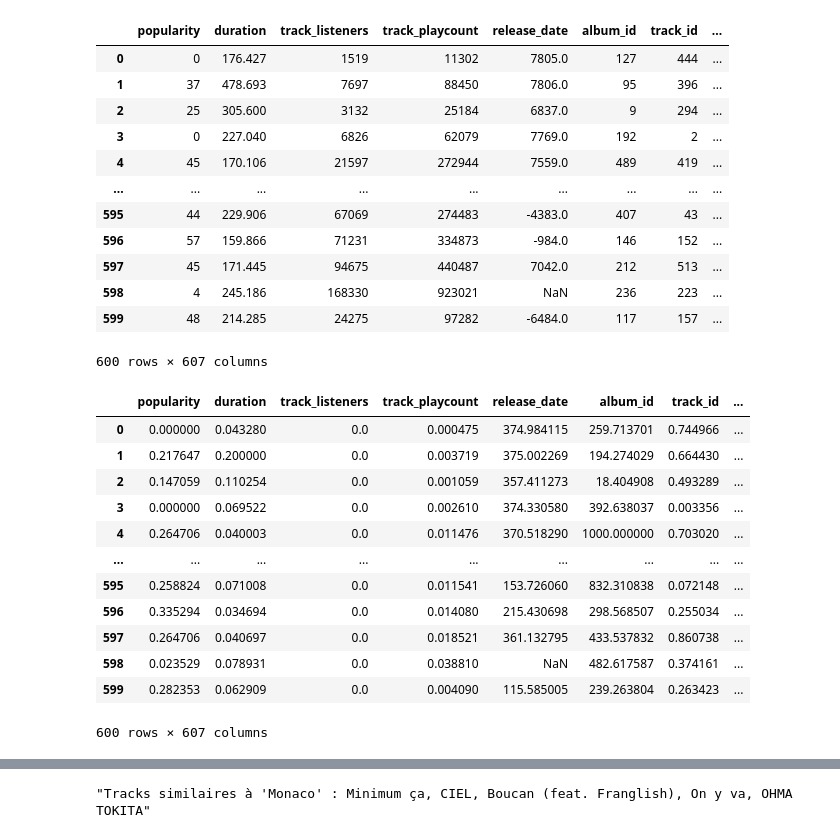
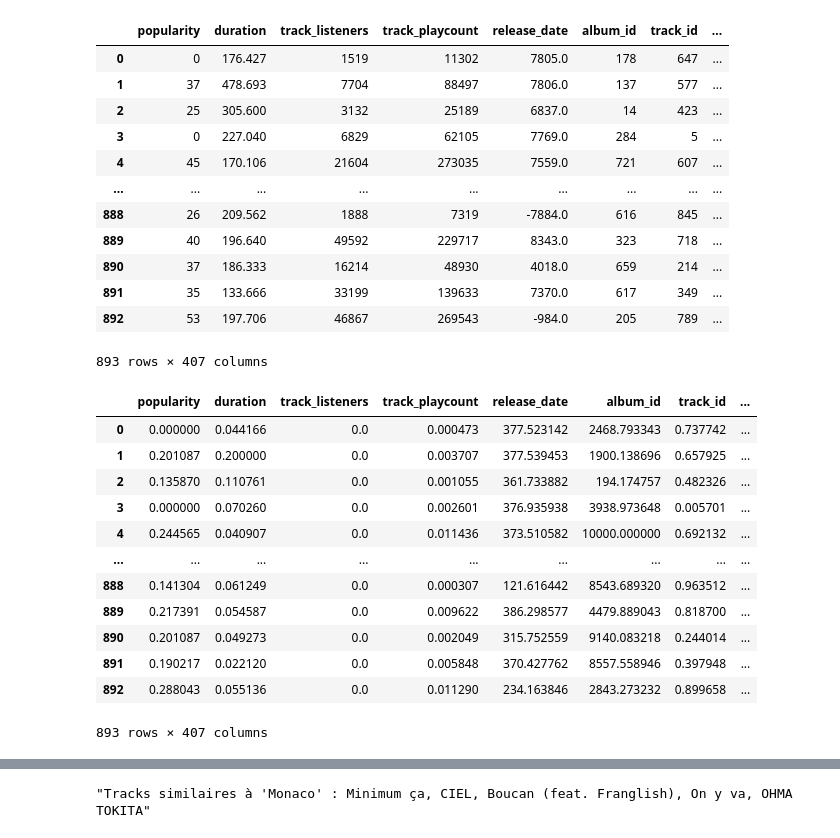
Before and after one commit to killian-bchr/data_science_projects, a Jupyter notebook: spotify_project/spotify_project.ipynb, the cells around one changed output, grey strips where cells are left out. Cells and saved outputs as stored; diff of their text form; code cells hidden in the pictures.

```diff
--- a/spotify_project/spotify_project.ipynb
+++ b/spotify_project/spotify_project.ipynb
@@ -66,7 +41,14 @@ test.to_dict(orient='records')[10]
+# %%
+def view_table(table_name='tracks_history', db_name='spotify_project.db'):
+    conn = sqlite3.connect(db_name)
+    df = pd.read_sql(f"SELECT * FROM {table_name}", conn)
+    conn.close()
+    return df
 # %%
 dataset_list = []
-for playlist_id in playlist_ids:
-    playlist = spotify.get_playlist_tracks(playlist_id)
+playlist_names = ['playlist_drill', 'playlist_house', 'playlist_rap_us', 'playlist_afrobeat', 'playlist_annees_80']
+for playlist_name in playlist_names:
+    playlist = view_table(table_name=playlist_name)
     dataset_list.append(playlist)
 dataset = pd.concat(dataset_list, axis=0, ignore_index=True)
-dataset
+dataset['release_date'] = pd.to_datetime(dataset['release_date'], errors='coerce')
@@ -87,37 +55,37 @@ dataset
 # %%
-dataset_vect = spotify.vectorize_recent_tracks(dataset, n_components=150, played_date=False)
+dataset_vect = spotify.vectorize_recent_tracks(dataset, n_components=100, played_date=False)
 dataset_vect
 # %% [output]
 |  | popularity | duration | track_listeners | track_playcount | release_date | album_id | track_id | ... |
-| 0 | 0 | 176.427 | 1519 | 11302 | 7805.0 | 127 | 444 | ... |
-| 1 | 37 | 478.693 | 7697 | 88450 | 7806.0 | 95 | 396 | ... |
-| 2 | 25 | 305.600 | 3132 | 25184 | 6837.0 | 9 | 294 | ... |
-| 3 | 0 | 227.040 | 6826 | 62079 | 7769.0 | 192 | 2 | ... |
-| 4 | 45 | 170.106 | 21597 | 272944 | 7559.0 | 489 | 419 | ... |
+| 0 | 0 | 176.427 | 1519 | 11302 | 7805.0 | 178 | 647 | ... |
+| 1 | 37 | 478.693 | 7704 | 88497 | 7806.0 | 137 | 577 | ... |
+| 2 | 25 | 305.600 | 3132 | 25189 | 6837.0 | 14 | 423 | ... |
+| 3 | 0 | 227.040 | 6829 | 62105 | 7769.0 | 284 | 5 | ... |
+| 4 | 45 | 170.106 | 21604 | 273035 | 7559.0 | 721 | 607 | ... |
 | ... | ... | ... | ... | ... | ... | ... | ... | ... |
-| 595 | 44 | 229.906 | 67069 | 274483 | -4383.0 | 407 | 43 | ... |
-| 596 | 57 | 159.866 | 71231 | 334873 | -984.0 | 146 | 152 | ... |
-| 597 | 45 | 171.445 | 94675 | 440487 | 7042.0 | 212 | 513 | ... |
-| 598 | 4 | 245.186 | 168330 | 923021 | NaN | 236 | 223 | ... |
-| 599 | 48 | 214.285 | 24275 | 97282 | -6484.0 | 117 | 157 | ... |
+| 888 | 26 | 209.562 | 1888 | 7319 | -7884.0 | 616 | 845 | ... |
+| 889 | 40 | 196.640 | 49592 | 229717 | 8343.0 | 323 | 718 | ... |
+| 890 | 37 | 186.333 | 16214 | 48930 | 4018.0 | 659 | 214 | ... |
+| 891 | 35 | 133.666 | 33199 | 139633 | 7370.0 | 617 | 349 | ... |
+| 892 | 53 | 197.706 | 46867 | 269543 | -984.0 | 205 | 789 | ... |
-600 rows × 607 columns
+893 rows × 407 columns
 # %%
-dataset_scaled = spotify.scale_and_weight(dataset_vect, weighted_features=['track_listeners', 'tracks_playcount', 'popularity', 'duration', 'release_date', 'album_id', 'track_tags', 'similar_artists', 'track_artists_id', 'album_artists_id'], weights=[0, 0, 0.5, 0.2, 400, 1000, 10000, 1000, 1500, 1500], n_components=150)
+dataset_scaled = spotify.scale_and_weight(dataset_vect, weighted_features=['track_listeners', 'tracks_playcount', 'popularity', 'duration', 'release_date', 'album_id', 'track_tags', 'similar_artists', 'track_artists_id', 'album_artists_id'], weights=[0, 0, 0.5, 0.2, 400, 10000, 50000, 10000, 150000, 15000], n_components=100)
 dataset_scaled
 # %% [output]
 |  | popularity | duration | track_listeners | track_playcount | release_date | album_id | track_id | ... |
-| 0 | 0.000000 | 0.043280 | 0.0 | 0.000475 | 374.984115 | 259.713701 | 0.744966 | ... |
-| 1 | 0.217647 | 0.200000 | 0.0 | 0.003719 | 375.002269 | 194.274029 | 0.664430 | ... |
-| 2 | 0.147059 | 0.110254 | 0.0 | 0.001059 | 357.411273 | 18.404908 | 0.493289 | ... |
-| 3 | 0.000000 | 0.069522 | 0.0 | 0.002610 | 374.330580 | 392.638037 | 0.003356 | ... |
-| 4 | 0.264706 | 0.040003 | 0.0 | 0.011476 | 370.518290 | 1000.000000 | 0.703020 | ... |
+| 0 | 0.000000 | 0.044166 | 0.0 | 0.000473 | 377.523142 | 2468.793343 | 0.737742 | ... |
+| 1 | 0.201087 | 0.200000 | 0.0 | 0.003707 | 377.539453 | 1900.138696 | 0.657925 | ... |
+| 2 | 0.135870 | 0.110761 | 0.0 | 0.001055 | 361.733882 | 194.174757 | 0.482326 | ... |
+| 3 | 0.000000 | 0.070260 | 0.0 | 0.002601 | 376.935938 | 3938.973648 | 0.005701 | ... |
+| 4 | 0.244565 | 0.040907 | 0.0 | 0.011436 | 373.510582 | 10000.000000 | 0.692132 | ... |
 | ... | ... | ... | ... | ... | ... | ... | ... | ... |
-| 595 | 0.258824 | 0.071008 | 0.0 | 0.011541 | 153.726060 | 832.310838 | 0.072148 | ... |
-| 596 | 0.335294 | 0.034694 | 0.0 | 0.014080 | 215.430698 | 298.568507 | 0.255034 | ... |
-| 597 | 0.264706 | 0.040697 | 0.0 | 0.018521 | 361.132795 | 433.537832 | 0.860738 | ... |
-| 598 | 0.023529 | 0.078931 | 0.0 | 0.038810 | NaN | 482.617587 | 0.374161 | ... |
-| 599 | 0.282353 | 0.062909 | 0.0 | 0.004090 | 115.585005 | 239.263804 | 0.263423 | ... |
+| 888 | 0.141304 | 0.061249 | 0.0 | 0.000307 | 121.616442 | 8543.689320 | 0.963512 | ... |
+| 889 | 0.217391 | 0.054587 | 0.0 | 0.009622 | 386.298577 | 4479.889043 | 0.818700 | ... |
+| 890 | 0.201087 | 0.049273 | 0.0 | 0.002049 | 315.752559 | 9140.083218 | 0.244014 | ... |
+| 891 | 0.190217 | 0.022120 | 0.0 | 0.005848 | 370.427762 | 8557.558946 | 0.397948 | ... |
+| 892 | 0.288043 | 0.055136 | 0.0 | 0.011290 | 234.163846 | 2843.273232 | 0.899658 | ... |
-600 rows × 607 columns
+893 rows × 407 columns
 # %%
 spotify.visualize_clustering(df=dataset_scaled, feature=dataset[['track_name']])
 # %% [output]
```
Also changed, not shown: parts of 9 cells of this notebook, 1 other file.
